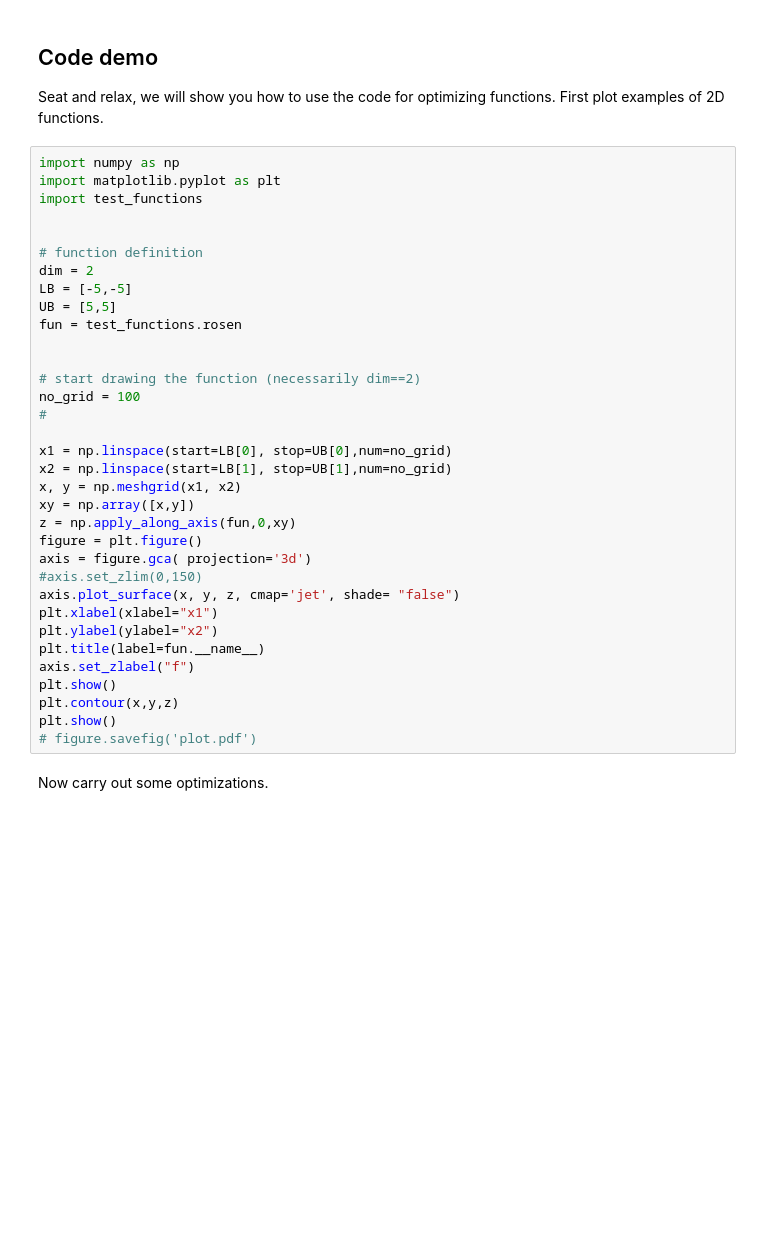
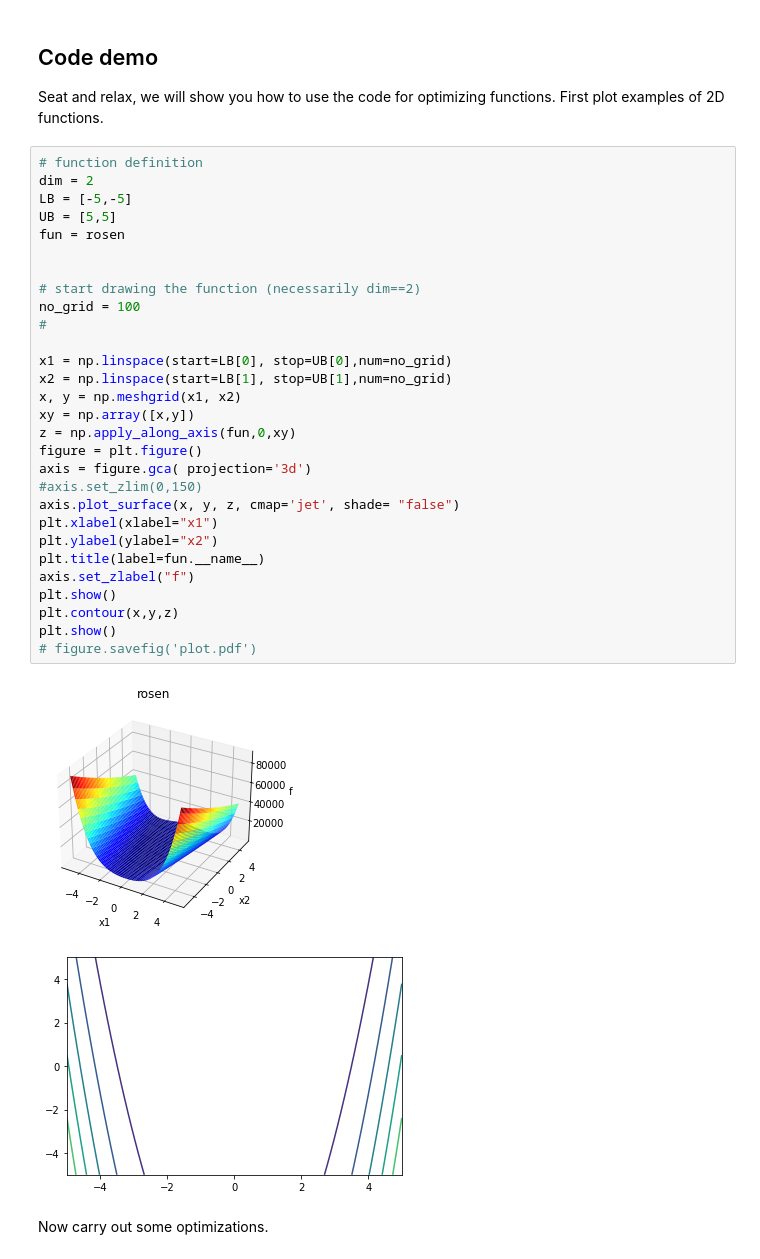
Before and after one commit to rleriche/Optimization_AI_Cotonou_2022, a Jupyter notebook: notebooks/project.ipynb, the cells around one changed output. Drawn from its saved outputs; the diff is of its cells as text; blank space fills up the shorter version.

```diff
--- a/notebooks/project.ipynb
+++ b/notebooks/project.ipynb
@@ -8,39 +37,37 @@ This notebook contains the questions of the practical session along with complem
 Seat and relax, we will show you how to use the code for optimizing functions.
 First plot examples of 2D functions.
 # %%
-import numpy as np
-import matplotlib.pyplot as plt
-import test_functions
-
-
 # function definition
 dim = 2
 LB = [-5,-5]
 UB = [5,5]
-fun = test_functions.rosen
+fun = rosen
 
 
 # start drawing the function (necessarily dim==2)
 no_grid = 100
 #
 
 x1 = np.linspace(start=LB[0], stop=UB[0],num=no_grid)
 x2 = np.linspace(start=LB[1], stop=UB[1],num=no_grid)
 x, y = np.meshgrid(x1, x2)
 xy = np.array([x,y])
 z = np.apply_along_axis(fun,0,xy)
 figure = plt.figure()
 axis = figure.gca( projection='3d')
 #axis.set_zlim(0,150)
 axis.plot_surface(x, y, z, cmap='jet', shade= "false")
 plt.xlabel(xlabel="x1")
 plt.ylabel(ylabel="x2")
 plt.title(label=fun.__name__)
 axis.set_zlabel("f")
 plt.show()
 plt.contour(x,y,z)
 plt.show()
 # figure.savefig('plot.pdf')
+# %% [output]
+[figure, added]
+[figure, added]
 # %% [markdown]
 Now carry out some optimizations.
 # %%
```
Also changed, not shown: parts of 10 cells of this notebook, 2 other files.
